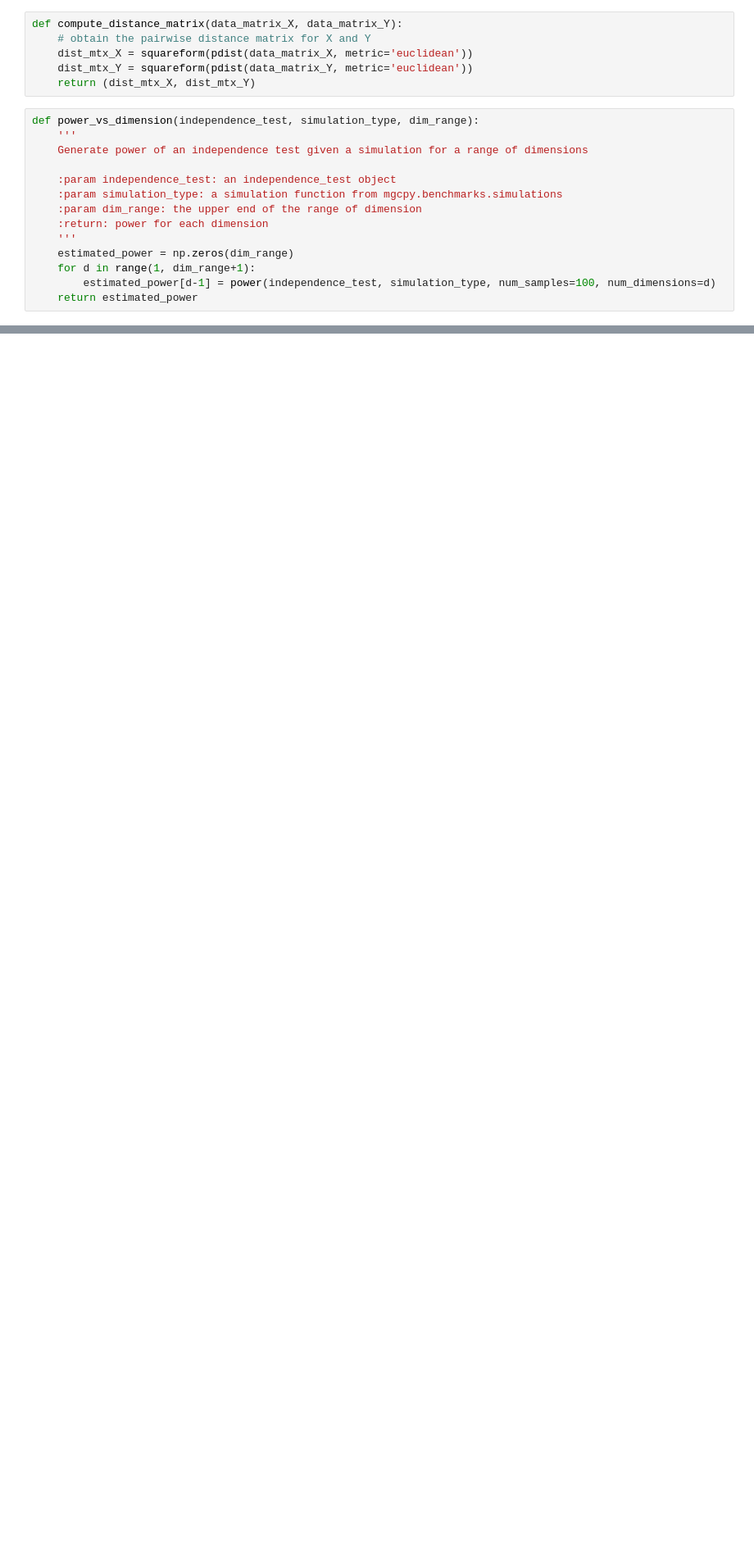
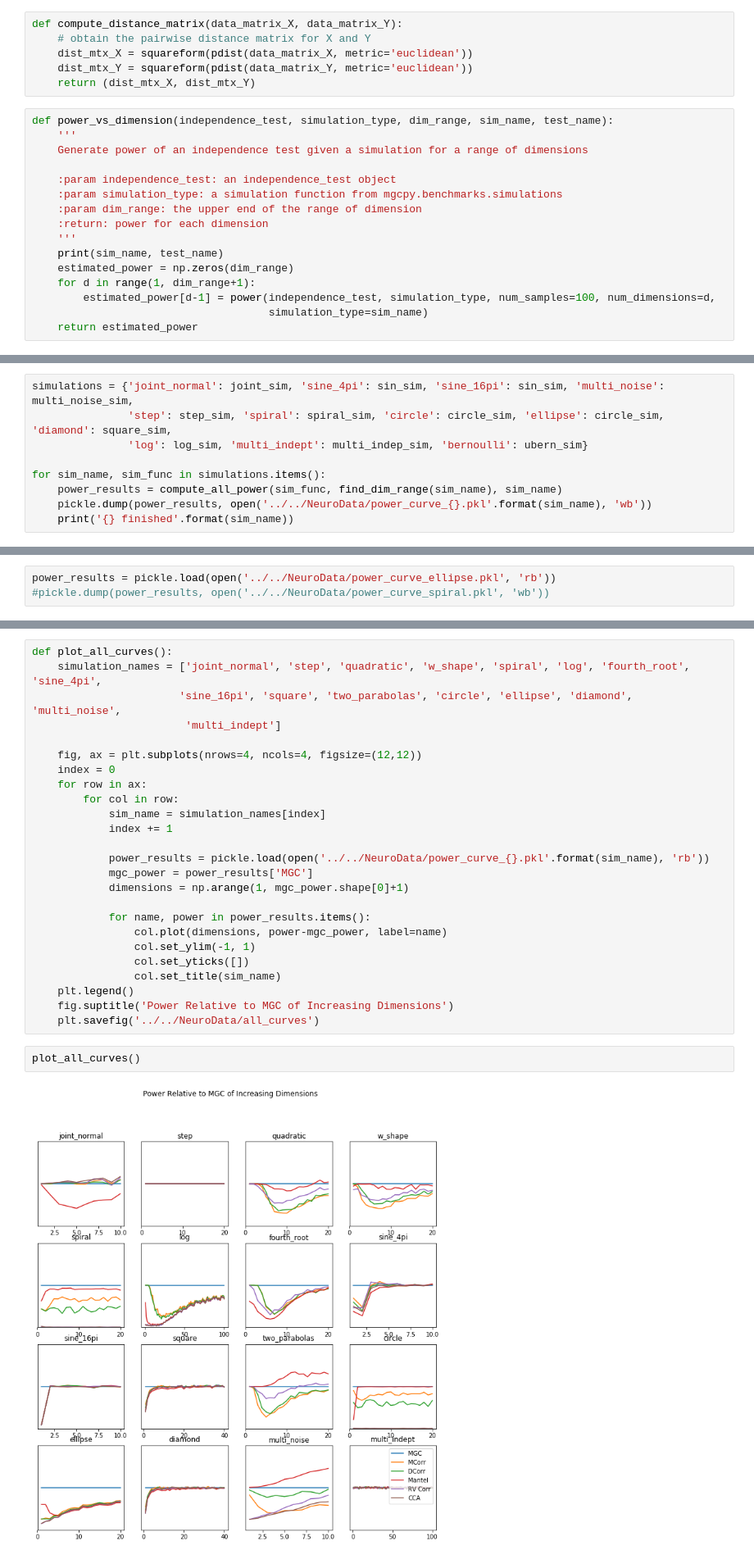
Before and after one commit to neurodata/mgcpy-old, a Jupyter notebook: demos/figure_2_power_curve.ipynb, the cells around one changed output, grey strips where cells are left out. Shown at 82% size. Drawn from its saved outputs; the diff is of its cells as text; blank space fills up the shorter version.

Commit message:
add additional argument to power function, add all curves plot, add get name function for dcorr

```diff
--- a/demos/figure_2_power_curve.ipynb
+++ b/demos/figure_2_power_curve.ipynb
@@ -23,7 +24,7 @@ def compute_distance_matrix(data_matrix_X, data_matrix_Y):
     dist_mtx_Y = squareform(pdist(data_matrix_Y, metric='euclidean'))
     return (dist_mtx_X, dist_mtx_Y)
 # %%
-def power_vs_dimension(independence_test, simulation_type, dim_range):
+def power_vs_dimension(independence_test, simulation_type, dim_range, sim_name, test_name):
     '''
     Generate power of an independence test given a simulation for a range of dimensions
 
@@ -32,8 +33,10 @@ def power_vs_dimension(independence_test, simulation_type, dim_range):
     :param dim_range: the upper end of the range of dimension
     :return: power for each dimension
     '''
+    print(sim_name, test_name)
     estimated_power = np.zeros(dim_range)
     for d in range(1, dim_range+1):
-        estimated_power[d-1] = power(independence_test, simulation_type, num_samples=100, num_dimensions=d)
+        estimated_power[d-1] = power(independence_test, simulation_type, num_samples=100, num_dimensions=d,
+                                     simulation_type=sim_name)
     return estimated_power
 # %%
@@ -80,0 +92,9 @@ def compute_power(independence_tests, simulation_type, dim_range):
+# %%
+simulations = {'joint_normal': joint_sim, 'sine_4pi': sin_sim, 'sine_16pi': sin_sim, 'multi_noise': multi_noise_sim,
+               'step': step_sim, 'spiral': spiral_sim, 'circle': circle_sim, 'ellipse': circle_sim, 'diamond': square_sim,
+               'log': log_sim, 'multi_indept': multi_indep_sim, 'bernoulli': ubern_sim}
+
+for sim_name, sim_func in simulations.items():
+    power_results = compute_all_power(sim_func, find_dim_range(sim_name), sim_name)
+    pickle.dump(power_results, open('../../NeuroData/power_curve_{}.pkl'.format(sim_name), 'wb'))
+    print('{} finished'.format(sim_name))
@@ -80,0 +181,3 @@ def compute_power(independence_tests, simulation_type, dim_range):
+# %%
+power_results = pickle.load(open('../../NeuroData/power_curve_ellipse.pkl', 'rb'))
+#pickle.dump(power_results, open('../../NeuroData/power_curve_spiral.pkl', 'wb'))
@@ -81,2 +206,31 @@ def compute_power(independence_tests, simulation_type, dim_range):
+# %%
+def plot_all_curves():
+    simulation_names = ['joint_normal', 'step', 'quadratic', 'w_shape', 'spiral', 'log', 'fourth_root', 'sine_4pi',
+                       'sine_16pi', 'square', 'two_parabolas', 'circle', 'ellipse', 'diamond', 'multi_noise',
+                        'multi_indept']
+
+    fig, ax = plt.subplots(nrows=4, ncols=4, figsize=(12,12))
+    index = 0
+    for row in ax:
+        for col in row:
+            sim_name = simulation_names[index]
+            index += 1
+
+            power_results = pickle.load(open('../../NeuroData/power_curve_{}.pkl'.format(sim_name), 'rb'))
+            mgc_power = power_results['MGC']
+            dimensions = np.arange(1, mgc_power.shape[0]+1)
+
+            for name, power in power_results.items():
+                col.plot(dimensions, power-mgc_power, label=name)
+                col.set_ylim(-1, 1)
+                col.set_yticks([])
+                col.set_title(sim_name)
+    plt.legend()
+    fig.suptitle('Power Relative to MGC of Increasing Dimensions')
+    plt.savefig('../../NeuroData/all_curves')
+# %%
+plot_all_curves()
+# %% [output]
+[figure, added]
 # %%
 %%time
```
Also changed, not shown: parts of 19 cells of this notebook, 2 other files.
